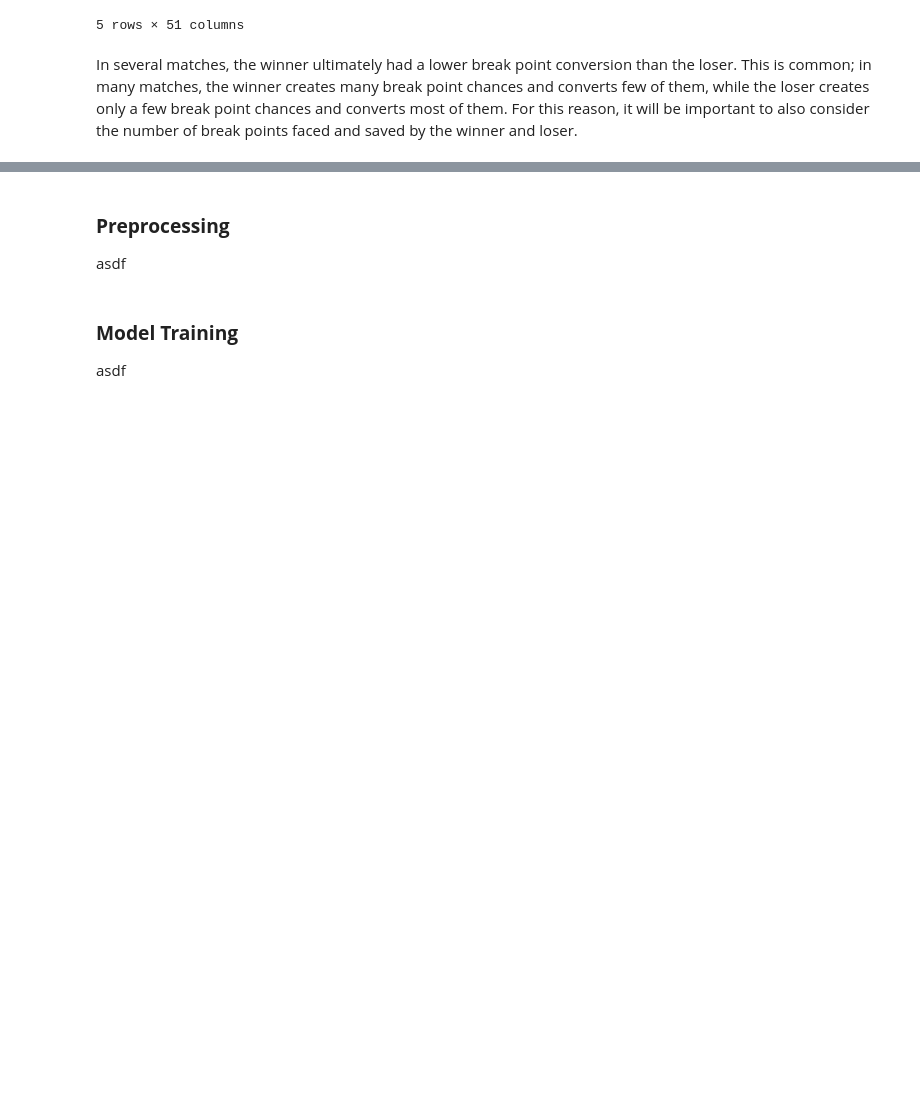
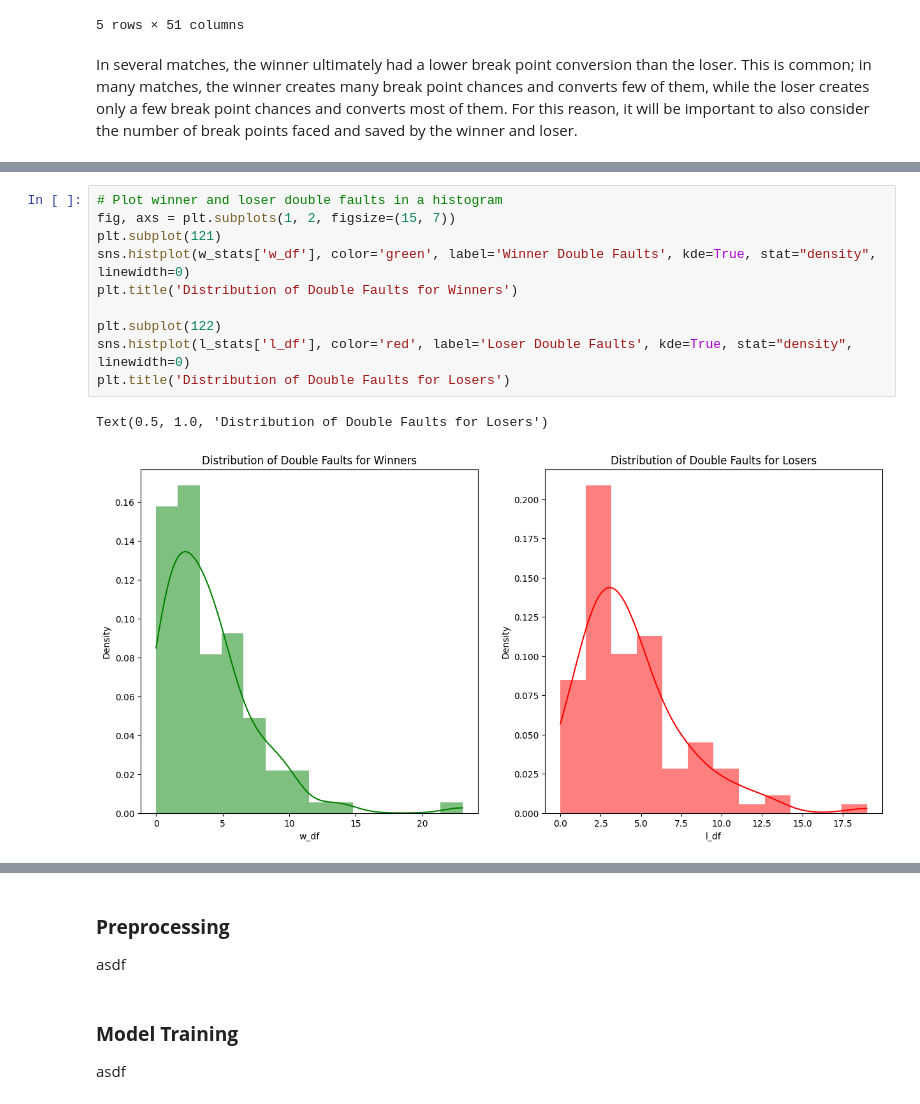
Before and after one commit to AnnambhotlaK/mlproject, a Jupyter notebook: notebook/wta_match_eda.ipynb, the cells around one changed output, grey strips where cells are left out. Cells and saved outputs as stored; diff of their text form; blank space fills up the shorter version.

```diff
--- a/notebook/wta_match_eda.ipynb
+++ b/notebook/wta_match_eda.ipynb
@@ -233,0 +280,13 @@ In several matches, the winner ultimately had a lower break point conversion tha
+# %%
+# Plot winner and loser double faults in a histogram
+fig, axs = plt.subplots(1, 2, figsize=(15, 7))
+plt.subplot(121)
+sns.histplot(w_stats['w_df'], color='green', label='Winner Double Faults', kde=True, stat="density", linewidth=0)
+plt.title('Distribution of Double Faults for Winners')
+
+plt.subplot(122)
+sns.histplot(l_stats['l_df'], color='red', label='Loser Double Faults', kde=True, stat="density", linewidth=0)
+plt.title('Distribution of Double Faults for Losers')
+# %% [output]
+Text(0.5, 1.0, 'Distribution of Double Faults for Losers')
+[figure, added]
```
Also changed, not shown: parts of 9 cells of this notebook, 1 other file.
